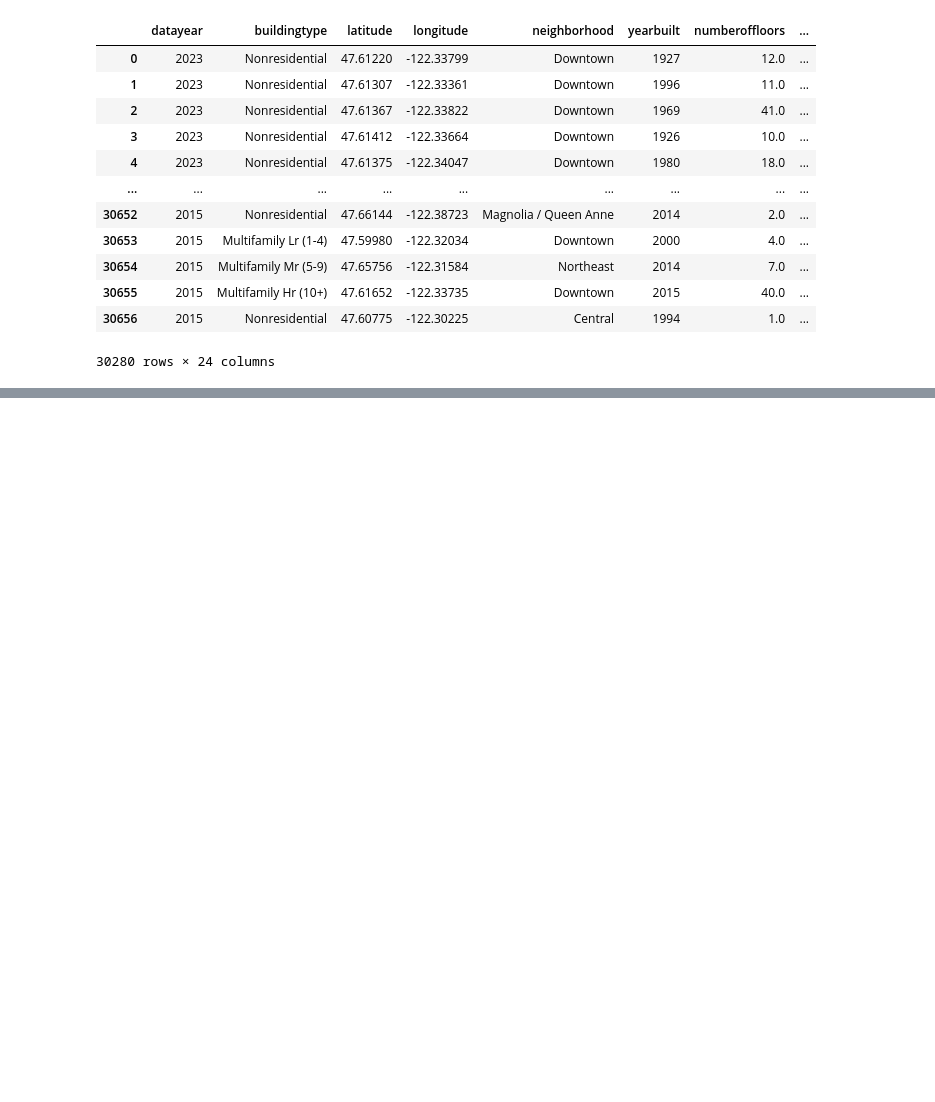
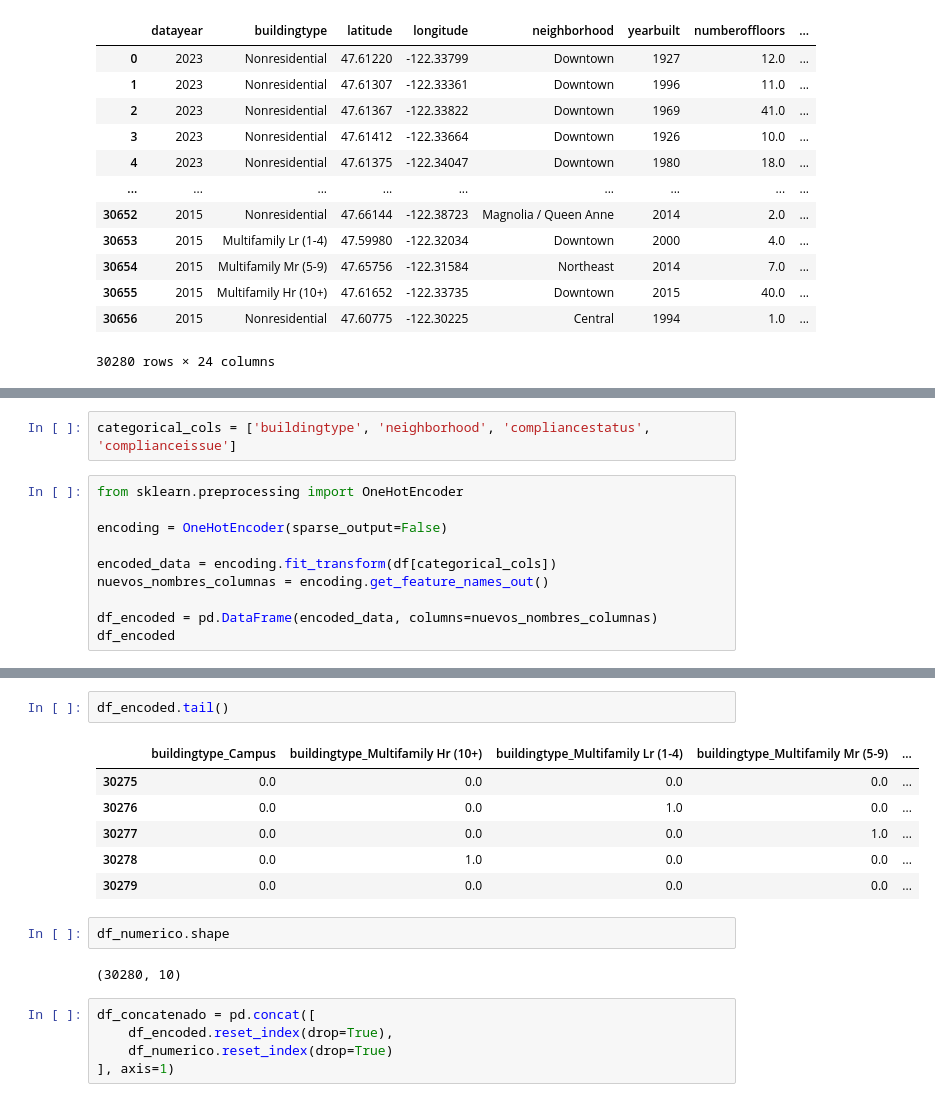
Before and after one commit to LLAES07/seatle, a Jupyter notebook: Notebooks/Proyecto.ipynb, the cells around one changed output, grey strips where cells are left out. Drawn from its saved outputs; the diff is of its cells as text; blank space fills up the shorter version.

```diff
--- a/Notebooks/Proyecto.ipynb
+++ b/Notebooks/Proyecto.ipynb
@@ -640,0 +649,12 @@ df_encoded
+# %%
+categorical_cols = ['buildingtype', 'neighborhood', 'compliancestatus', 'complianceissue']
+# %%
+from sklearn.preprocessing import OneHotEncoder
+
+encoding = OneHotEncoder(sparse_output=False)
+
+encoded_data = encoding.fit_transform(df[categorical_cols])
+nuevos_nombres_columnas = encoding.get_feature_names_out()
+
+df_encoded = pd.DataFrame(encoded_data, columns=nuevos_nombres_columnas)
+df_encoded
@@ -640,0 +697,18 @@ df_encoded
+# %%
+df_encoded.tail()
+# %% [output]
+|  | buildingtype_Campus | buildingtype_Multifamily Hr (10+) | buildingtype_Multifamily Lr (1-4) | buildingtype_Multifamily Mr (5-9) | ... |
+| 30275 | 0.0 | 0.0 | 0.0 | 0.0 | ... |
+| 30276 | 0.0 | 0.0 | 1.0 | 0.0 | ... |
+| 30277 | 0.0 | 0.0 | 0.0 | 1.0 | ... |
+| 30278 | 0.0 | 1.0 | 0.0 | 0.0 | ... |
+| 30279 | 0.0 | 0.0 | 0.0 | 0.0 | ... |
+# %%
+df_numerico.shape
+# %% [output]
+(30280, 10)
+# %%
+df_concatenado = pd.concat([
+    df_encoded.reset_index(drop=True),
+    df_numerico.reset_index(drop=True)
+], axis=1)
```
Also changed, not shown: parts of 23 cells of this notebook, 1 other file.
